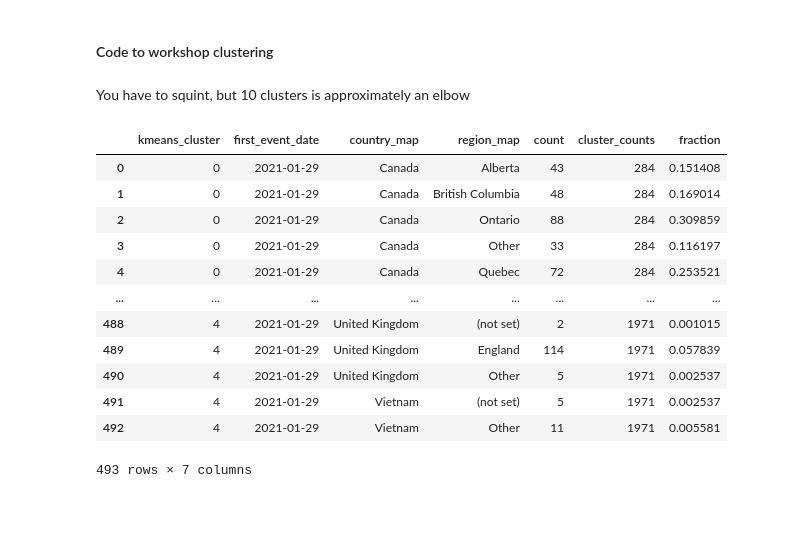
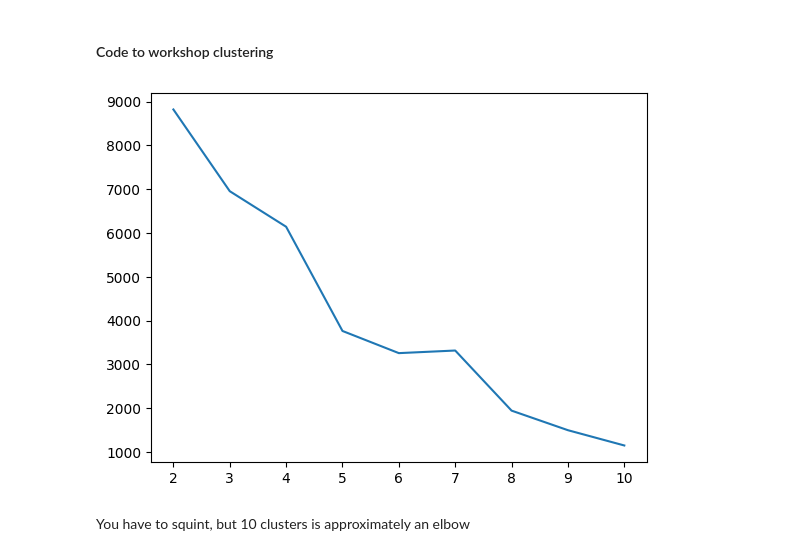
Before and after one commit to SJBales/ecommerce-funnel-analysis, a Jupyter notebook: notebooks/workshop.ipynb, the cells around one changed output. Drawn from its saved outputs; the diff is of its cells as text; code cells hidden in the pictures; blank space fills up the shorter version.

Commit message:
Additional k-means experimentation and visualization

```diff
--- a/notebooks/workshop.ipynb
+++ b/notebooks/workshop.ipynb
@@ -214,31 +214,43 @@ geo_query = client.query(geo_sql).to_dataframe()
 #### Code to workshop clustering
 # %%
 clustering_df = event_results.loc[:, ['user_pseudo_id', 'first_event_date']]\
-    .merge(geo_query.loc[:, ['user_pseudo_id', 'continent', 'country', 'region']],
+    .merge(geo_query.loc[:, ['user_pseudo_id', 'continent', 'country']],
            how='left',
-           on='user_pseudo_id')
+           on='user_pseudo_id')\
+    .merge(device_query.loc[:, ['user_pseudo_id', 'category']],
+           how='left',
+           on='user_pseudo_id').drop_duplicates()
 
+# Getting the time cohort
 clustering_df['first_event_date'] = pd.to_datetime(clustering_df['first_event_date'])
+min_date = clustering_df.first_event_date.min()
+clustering_df['week_start'] = clustering_df.first_event_date.apply(lambda x: ((x - min_date).days // 7) + 1)
 
 # Remapping countries to turn into numeric columns
-country_counts = clustering_df['country'].value_counts()
-clustering_df['country_map'] = clustering_df['country'].apply(lambda x: x if country_counts[x] > 20 else 'Other')
+country_counts = clustering_df['country'].value_counts() / clustering_df['country'].count()
+clustering_df['country_map'] = clustering_df['country'].apply(lambda x: x if country_counts[x] > 0.05 else 'Other')
 
-region_counts = clustering_df['region'].value_counts()
-clustering_df['region_map'] = clustering_df['region'].apply(lambda x: x if region_counts[x] > 20 else 'Other')
-clust_df = clustering_df.set_index('user_pseudo_id').loc[:, ['first_event_date', 'country_map', 'region_map']]
+# Setting up the clust df to get dummies
+clust_df = clustering_df.loc[:, ['user_pseudo_id',
+                                 'continent',
+                                 'country_map',
+                                 'category',
+                                 'week_start']]\
+                                 .set_index('user_pseudo_id')
 # %%
-prepped_cluster_df = pd.get_dummies(clust_df, columns = ['country_map', 'region_map', 'first_event_date'], dtype=int)
+prepped_cluster_df = pd.get_dummies(clust_df, columns = ['continent', 'country_map', 'category', 'week_start'], dtype=int)
 # %%
 inertias = []
 
-for i in range(2, 20):
+for i in range(2, 11):
  k_means = KMeans(n_clusters=i)
  k_means.fit(prepped_cluster_df)
  inertias.append(k_means.inertia_)
 # %%
-plt.plot([i for i in range(2, 20)],
+plt.plot([i for i in range(2, 11)],
          inertias)
 plt.show()
+# %% [output]
+[figure, added]
 # %% [markdown]
 You have to squint, but 10 clusters is approximately an elbow
@@ -259,16 +256,0 @@ explainer_df['fraction'] = explainer_df['count'] / explainer_df['cluster_counts'
-# %%
-explainer_df
-# %% [output]
-|  | kmeans_cluster | first_event_date | country_map | region_map | count | cluster_counts | fraction |
-| 0 | 0 | 2021-01-29 | Canada | Alberta | 43 | 284 | 0.151408 |
-| 1 | 0 | 2021-01-29 | Canada | British Columbia | 48 | 284 | 0.169014 |
-| 2 | 0 | 2021-01-29 | Canada | Ontario | 88 | 284 | 0.309859 |
-| 3 | 0 | 2021-01-29 | Canada | Other | 33 | 284 | 0.116197 |
-| 4 | 0 | 2021-01-29 | Canada | Quebec | 72 | 284 | 0.253521 |
-| ... | ... | ... | ... | ... | ... | ... | ... |
-| 488 | 4 | 2021-01-29 | United Kingdom | (not set) | 2 | 1971 | 0.001015 |
-| 489 | 4 | 2021-01-29 | United Kingdom | England | 114 | 1971 | 0.057839 |
-| 490 | 4 | 2021-01-29 | United Kingdom | Other | 5 | 1971 | 0.002537 |
-| 491 | 4 | 2021-01-29 | Vietnam | (not set) | 5 | 1971 | 0.002537 |
-| 492 | 4 | 2021-01-29 | Vietnam | Other | 11 | 1971 | 0.005581 |
-493 rows × 7 columns
```
Also changed, not shown: parts of 7 cells of this notebook.
